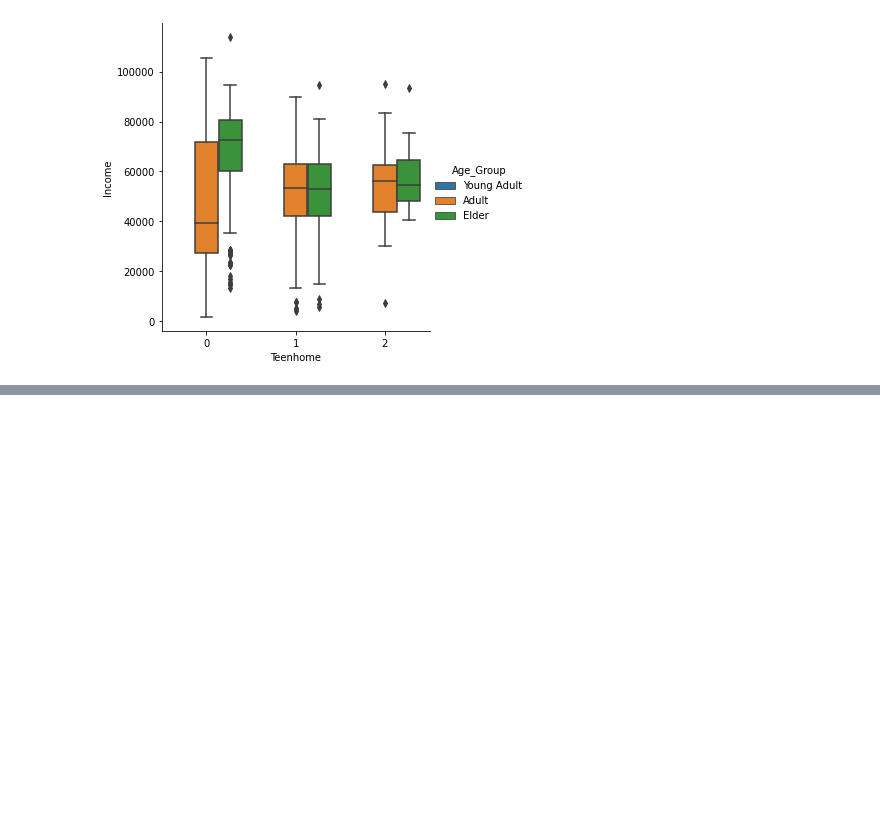
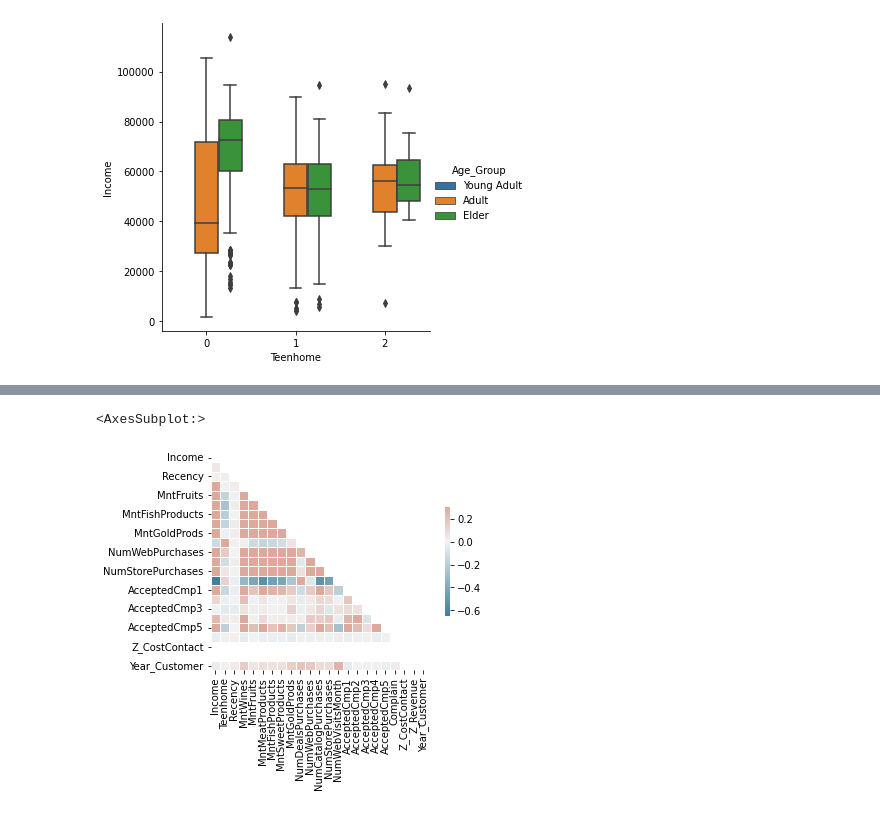
Before and after one commit to barisanik/customer-analysis, a Jupyter notebook: customer-behaviour-analysis.ipynb, the cells around one changed output, grey strips where cells are left out. Drawn from its saved outputs; the diff is of its cells as text; code cells hidden in the pictures; blank space fills up the shorter version.

Commit message:
Kaggle Notebook | Customer Behaviour Analysis | Version 14

```diff
--- a/customer-behaviour-analysis.ipynb
+++ b/customer-behaviour-analysis.ipynb
@@ -345,0 +349,3 @@ data['Kidhome'] = data['Kidhome'].astype(kidhome_category)
+# %%
+data['Response'] = data['Response'].astype("category")
+data['Response']
@@ -562,3 +582,7 @@ sns.catplot(data=data, x="Teenhome", y="Income", kind="box", hue="Age_Group")
 # %% [output]
 <seaborn.axisgrid.FacetGrid at 0x...>
 [figure]
+# %%
+correlation = data[['Income','Kidhome','Teenhome','Recency','MntWines','MntFruits','MntMeatProducts','MntFishProducts','MntSweetProducts','MntGoldProds','NumDealsPurchases','NumWebPurchases','NumCatalogPurchases','NumStorePurchases','NumWebVisitsMonth','AcceptedCmp1','AcceptedCmp2','AcceptedCmp3','AcceptedCmp4','AcceptedCmp5','Complain','Z_CostContact','Z_Revenue','Response','Year_Customer']].corr()
+mask = np.triu(np.ones_like(correlation, dtype=bool))
+cmap = sns.diverging_palette(230, 20, as_cmap=True)
@@ -564,0 +605,6 @@ sns.catplot(data=data, x="Teenhome", y="Income", kind="box", hue="Age_Group")
+# %%
+sns.heatmap(correlation, mask=mask, cmap=cmap, vmax=.3, center=0,
+            square=True, linewidths=.5, cbar_kws={"shrink": .5})
+# %% [output]
+<AxesSubplot:>
+[figure, added]
```
Also changed, not shown: parts of 10 cells of this notebook.
